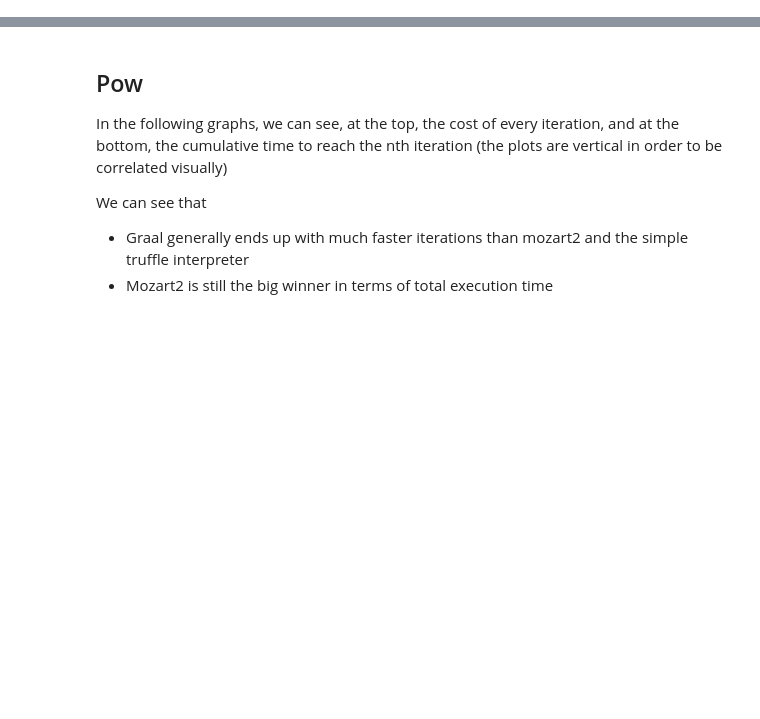
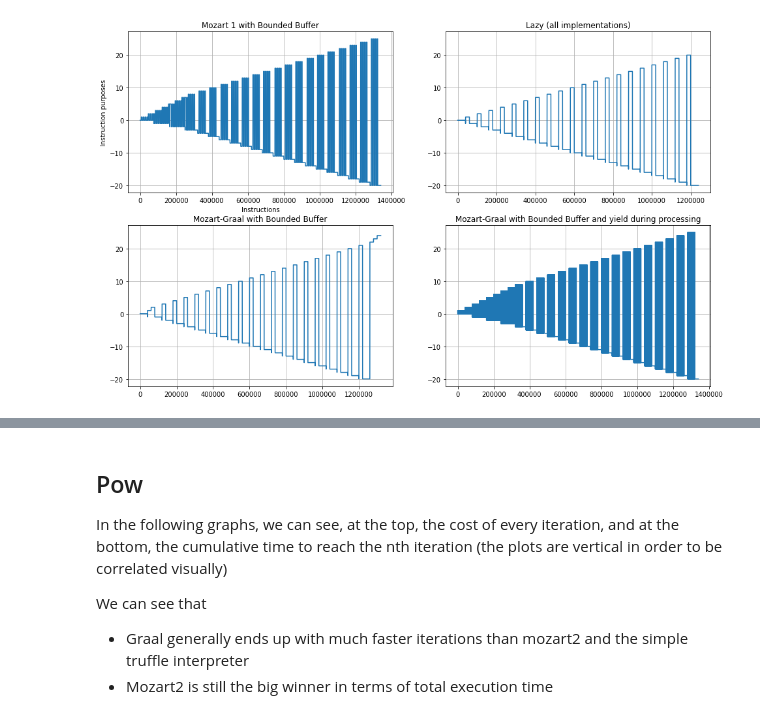
Before and after one commit to mistasse/mozart-graal-benchmarking, a Jupyter notebook: notebook.ipynb, the cells around one changed output, grey strips where cells are left out. Cells and saved outputs as stored; diff of their text form; code cells hidden in the pictures; blank space fills up the shorter version.

```diff
--- a/notebook.ipynb
+++ b/notebook.ipynb
@@ -60,0 +40,12 @@ plt.show()
+# %%
+medium()
+boundedbuffer = Serie("boundedbuffer")
+bb = lambda *args, **kwargs: boundedbuffer.get("active", conv=asis, *args, **kwargs)
+ax = []
+bb([0]).sub(221, init_axis=ax, title="Mozart 1 with Bounded Buffer").plot(xlabel="Instructions", ylabel="Instruction purposes", yscale=None, legend=None).grid()
+bb([1]).sub(223, sharey=ax[0], title="Mozart-Graal with Bounded Buffer").plot(yscale=None, legend=None).grid()
+bb([2]).sub(224, sharey=ax[0], title="Mozart-Graal with Bounded Buffer and yield during processing").plot(yscale=None, legend=None).grid()
+bb([3]).sub(222, sharey=ax[0], title="Lazy (all implementations)").plot(yscale=None, legend=None).grid()
+
+plt.show()
+# %% [output]
@@ -60,0 +53 @@ plt.show()
+[figure, added]
```
Also changed, not shown: parts of 12 cells of this notebook, 9 other files.
